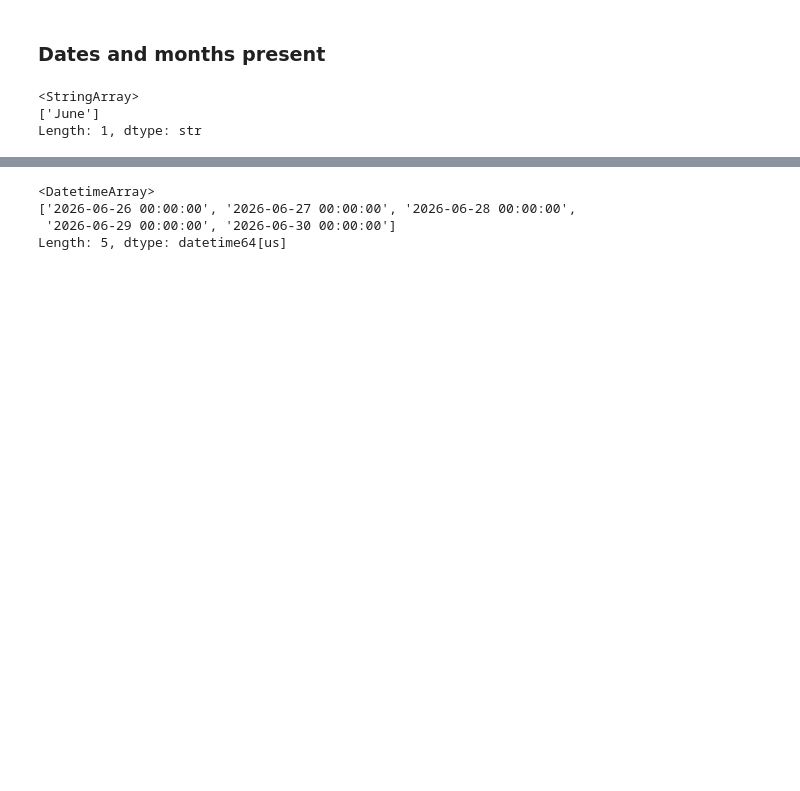
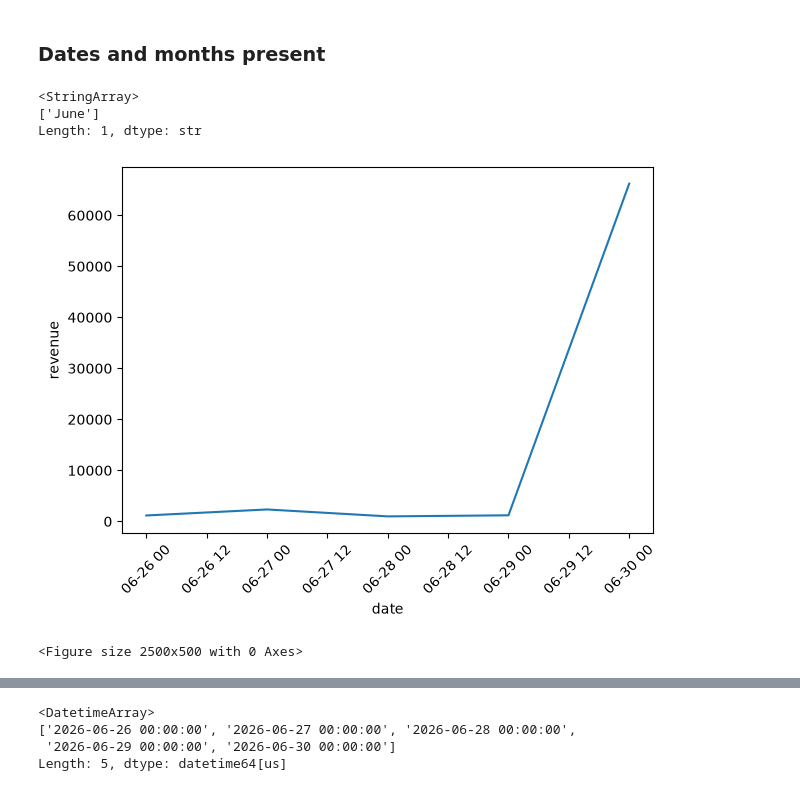
Before and after one commit to AditiShah-data/Data_analysis_scikit-learn, a Jupyter notebook: Python.ipynb, the cells around one changed output, grey strips where cells are left out. Cells and saved outputs as stored; diff of their text form; code cells hidden in the pictures; blank space fills up the shorter version.

```diff
--- a/Python.ipynb
+++ b/Python.ipynb
@@ -98,3 +98,16 @@ df['order_date'].dt.month_name().unique()
 <StringArray>
 ['June']
 Length: 1, dtype: str
+# %%
+daily_revenue=df.groupby('order_date')['revenue'].sum()
+plt.plot(daily_revenue.index,daily_revenue.values)
+
+plt.xlabel("date")
+plt.ylabel("revenue")
+plt.xticks(rotation=45)
+plt.tight_layout()
+plt.figure(figsize=(25,5))
+plt.show()
+# %% [output]
+[figure, added]
+<Figure size 2500x500 with 0 Axes>
```
Also changed, not shown: parts of 42 cells of this notebook.
